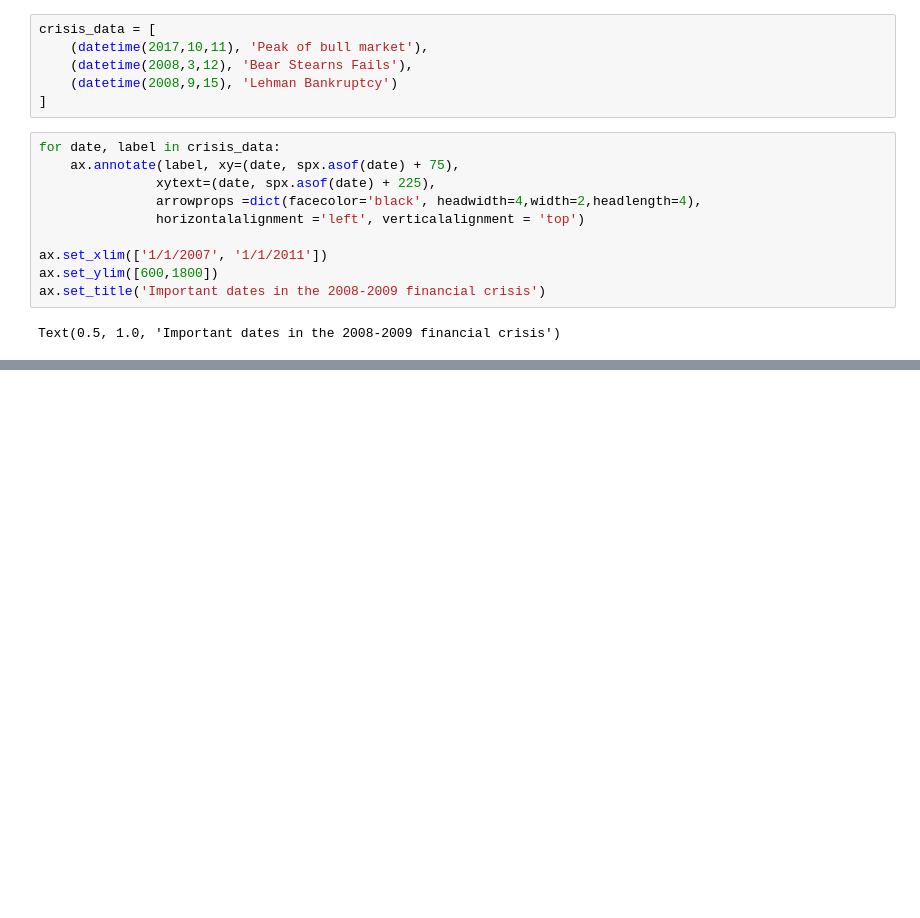
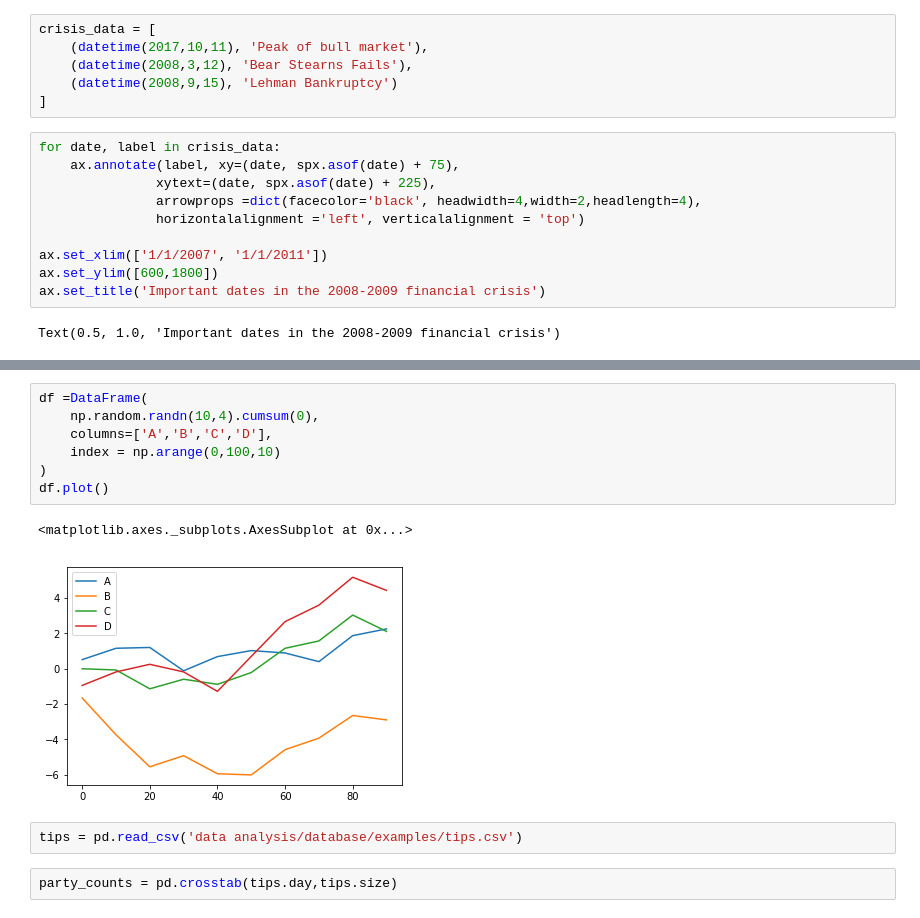
Before and after one commit to OceanGZY/MachineLearning, a Jupyter notebook: 绘图和可视化.ipynb, the cells around one changed output, grey strips where cells are left out. Cells and saved outputs as stored; diff of their text form; blank space fills up the shorter version.

```diff
--- a/绘图和可视化.ipynb
+++ b/绘图和可视化.ipynb
@@ -64,0 +80,14 @@ Text(0.5, 1.0, 'Important dates in the 2008-2009 financial crisis')
+# %%
+df =DataFrame(
+    np.random.randn(10,4).cumsum(0),
+    columns=['A','B','C','D'],
+    index = np.arange(0,100,10)
+)
+df.plot()
+# %% [output]
+<matplotlib.axes._subplots.AxesSubplot at 0x...>
+[figure, added]
+# %%
+tips = pd.read_csv('data analysis/database/examples/tips.csv')
+# %%
+party_counts = pd.crosstab(tips.day,tips.size)
```
Also changed, not shown: parts of 7 cells of this notebook, 4 other files.
